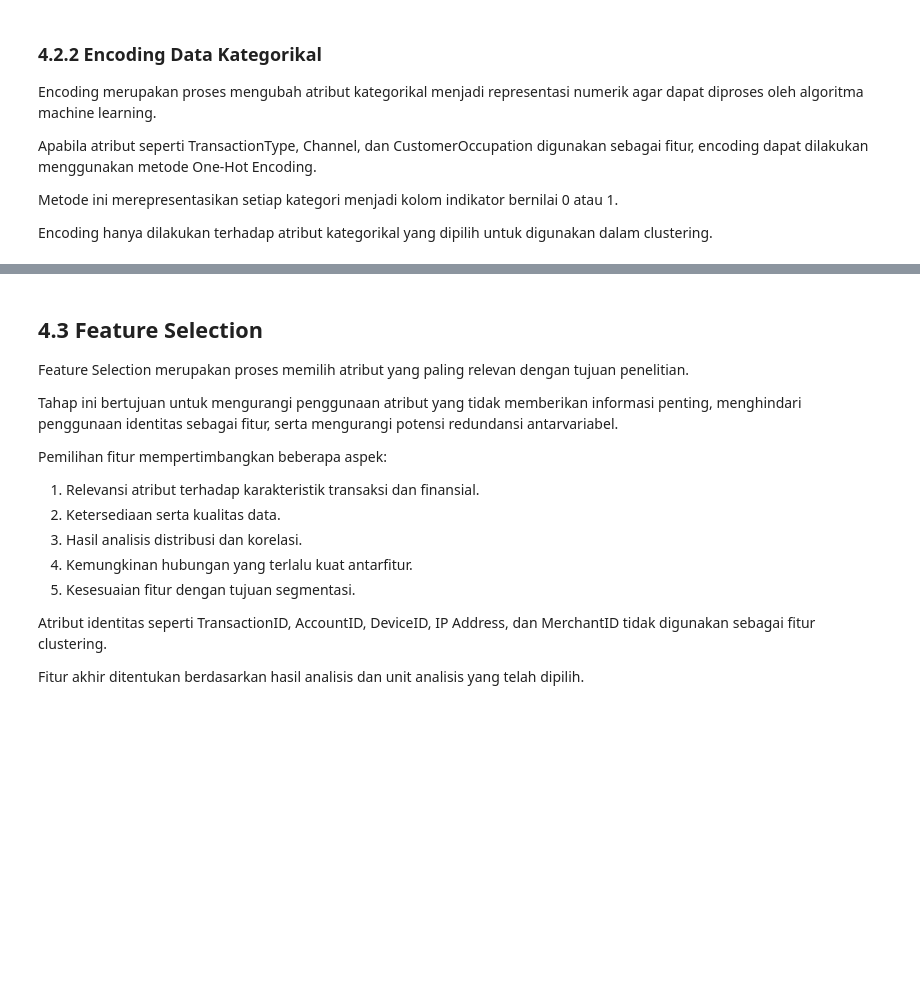
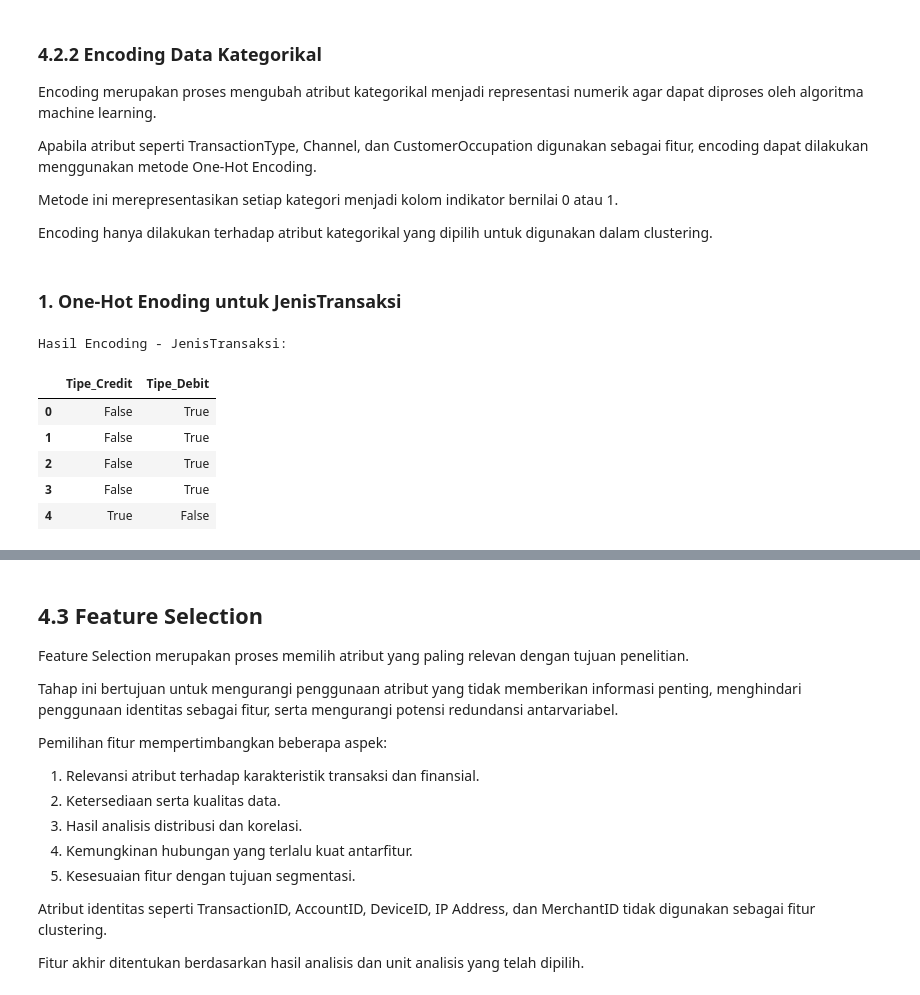
Before and after one commit to aulyarvlln/57_IF-E_Kimpul, a Jupyter notebook: ProyekDS.ipynb, the cells around one changed output, grey strips where cells are left out. Saved outputs shown, nothing was run; the diff lists cells and outputs as text; code cells hidden in the pictures; blank space fills up the shorter version.

```diff
--- a/ProyekDS.ipynb
+++ b/ProyekDS.ipynb
@@ -323,3 +402,18 @@ kolom indikator bernilai 0 atau 1.
 
 Encoding hanya dilakukan terhadap atribut kategorikal
 yang dipilih untuk digunakan dalam clustering.
+# %% [markdown]
+### 1. One-Hot Enoding untuk JenisTransaksi
+# %%
+df_encoded_jenis = pd.get_dummies(df['JenisTransaksi'], prefix='Tipe')
+
+print("Hasil Encoding - JenisTransaksi:")
+display(df_encoded_jenis.head())
+# %% [output]
+Hasil Encoding - JenisTransaksi:
+|  | Tipe_Credit | Tipe_Debit |
+| 0 | False | True |
+| 1 | False | True |
+| 2 | False | True |
+| 3 | False | True |
+| 4 | True | False |
```
Also changed, not shown: parts of 16 cells of this notebook.
